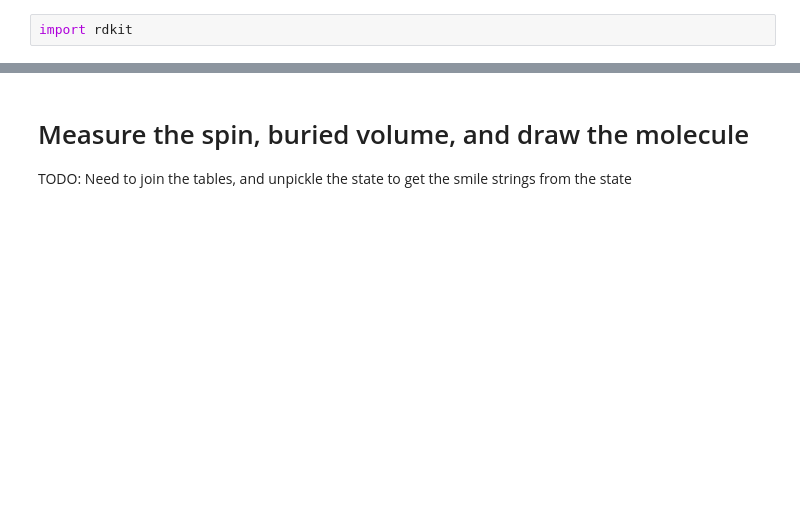
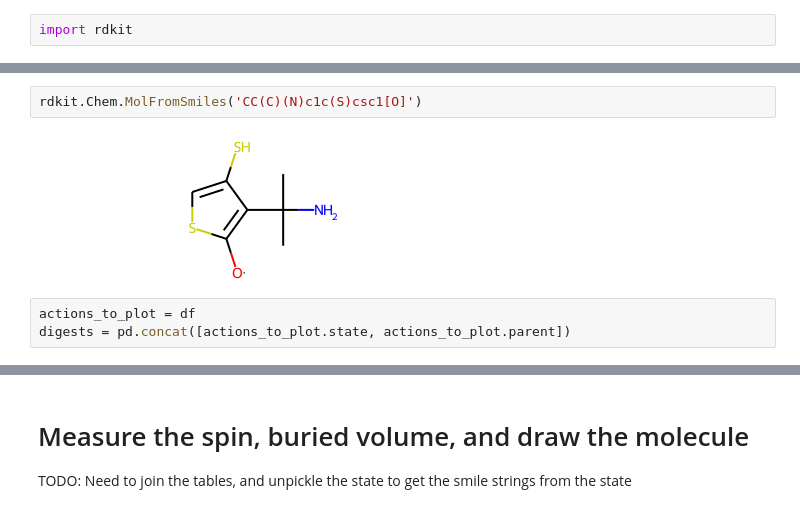
Before and after one commit to NREL/rlmolecule, a Jupyter notebook: examples/stable_radical_optimization/notebooks/monitor_progress.ipynb, the cells around one changed output, grey strips where cells are left out. Saved outputs shown, nothing was run; the diff lists cells and outputs as text; blank space fills up the shorter version.

```diff
--- a/examples/stable_radical_optimization/notebooks/monitor_progress.ipynb
+++ b/examples/stable_radical_optimization/notebooks/monitor_progress.ipynb
@@ -147,0 +130,7 @@ df.iloc[-1]['execution_statistics']
+# %%
+rdkit.Chem.MolFromSmiles('CC(C)(N)c1c(S)csc1[O]')
+# %% [output]
+[figure, added]
+# %%
+actions_to_plot = df
+digests = pd.concat([actions_to_plot.state, actions_to_plot.parent])
```
Also changed, not shown: parts of 39 cells of this notebook, 33 other files.
